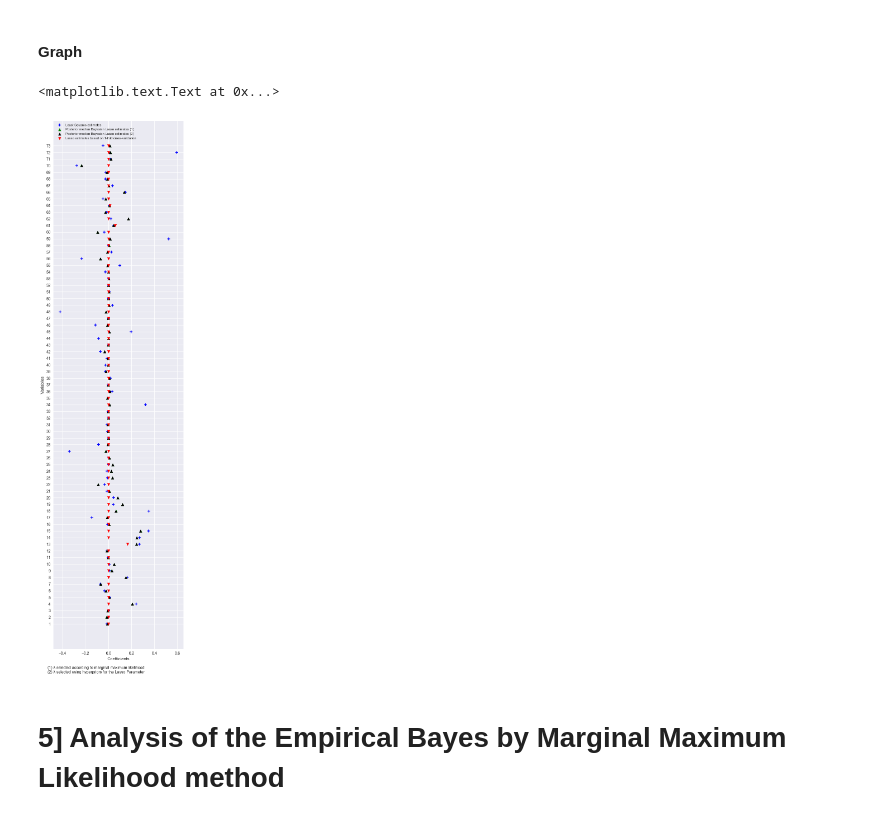
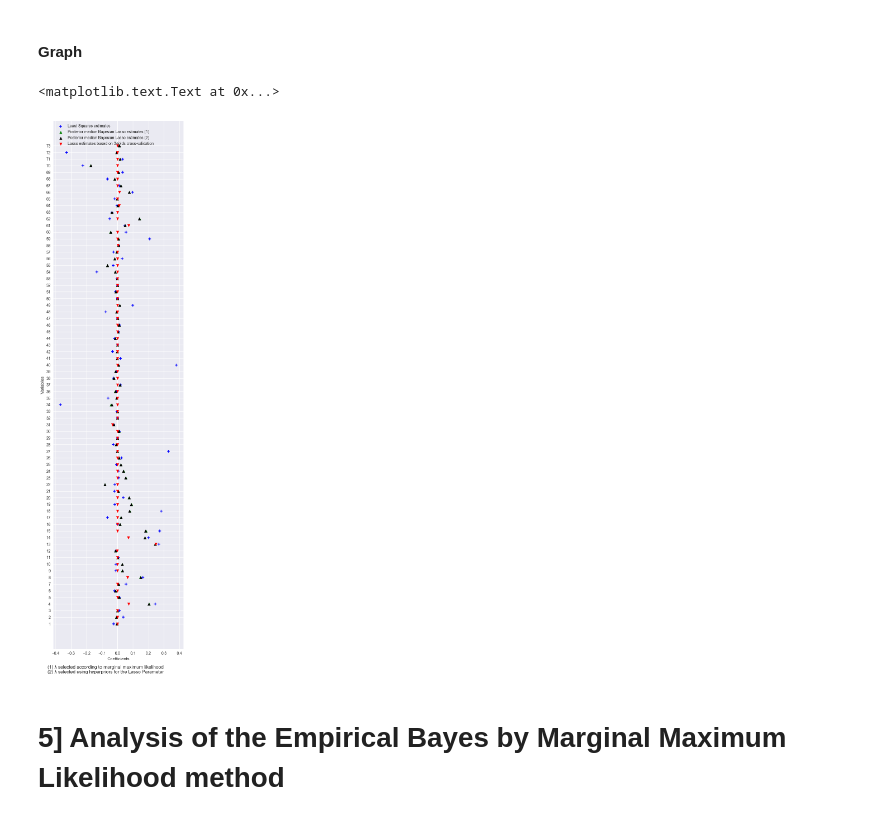
Before and after one commit to mathislinger/Bayesian_Lasso, a Jupyter notebook: code.ipynb, the cells around one changed output. Cells and saved outputs as stored; diff of their text form; code cells hidden in the pictures.

```diff
--- a/code.ipynb
+++ b/code.ipynb
@@ -274,3 +273,6 @@ Y_tilde = train.iloc[:,0].ravel()
+# %%
+X = np.load('predictors_large.npy')
+Y_tilde = np.load('target_large.npy')
 # %% [markdown]
 #### Empirical Bayes by Marginal Maximum Likelihood
 # %% [markdown]
@@ -294,3 +286,38 @@ A way to correct for the floating point errors is to add a tiny multiple of the
+# %%
+# Correct the Gibbs sampler by adding:
+        #min_eig = np.min(np.real(np.linalg.inv(A)))
+        #if min_eig < 0:
+        #    A -= 10*min_eig * np.eye(*A.shape)
+
+# Between:
+    #multi_norm_mean = np.linalg.inv(A).dot(X.transpose()).dot(Y_tilde)
+# and
+    #multi_norm_cov = sigma_sq[i] * np.linalg.inv(A)
+
+def Gibbs_sampler(n, lambda_):
+    # Initialization
+    beta = [np.random.uniform(size = X.shape[1])]
+    sigma_sq = [np.random.uniform()]
+    tau_sq = [np.random.uniform(size = X.shape[1])]
+    for i in range(n):
+        # Full conditional for beta
+        D_tau = np.diag(tau_sq[i])
+        A = X.transpose().dot(X) + np.linalg.inv(D_tau)
+        multi_norm_mean = np.linalg.inv(A).dot(X.transpose()).dot(Y_tilde)
+        min_eig = np.min(np.real(np.linalg.inv(A)))
+        if min_eig < 0:
+            A -= 10*min_eig * np.eye(*A.shape)
+        multi_norm_cov = sigma_sq[i] * np.linalg.inv(A)
+        beta.append(np.random.multivariate_normal(multi_norm_mean, multi_norm_cov))
+        # Full conditional for sigma_sq
+        shape = (X.shape[0]-1+X.shape[1])/2
+        scale = ((Y_tilde - X.dot(beta[i+1])).dot((Y_tilde - X.dot(beta[i+1]))) + beta[i+1].transpose().dot(np.linalg.inv(D_tau)).dot(beta[i+1]))/2
+        sigma_sq.append(sc.invgamma.rvs(a = shape, scale = scale))
+        # Full conditional for tau_1,...,tau_p
+        mean = np.sqrt(lambda_**2*sigma_sq[i+1]/beta[i+1]**2)
+        scale = np.repeat(lambda_**2, X.shape[1])
+        tau_sq.append(1/np.random.wald(mean, scale))
+    return tau_sq[int(n/2):]
 # %%
 from sklearn.linear_model import LinearRegression
 from sklearn.linear_model import LogisticRegression
@@ -382,7 +409,8 @@ array([ -9.35864845e-03,  -1.51093535e-02,  -2.93494197e-03,
 # %% [markdown]
 #### Compute Bayesian lasso coefficients with corresponding lambda_ (Hyperpriors for the Lasso Parameter)
 # %%
-bayesian_lasso_coef_hyp = np.median(Gibbs_sampler_lambda_bis(10000, 2.1, 0.03), axis=0)
+bayesian_lasso_coef_hyp = np.median(Gibbs_sampler_lambda_bis(10000, 1.0001, 0.00114), axis=0)
+# Before : 2.1, 0.03
 # %%
 bayesian_lasso_coef_hyp
 # %% [output]
@@ -432,31 +462,31 @@ my_range=range(1,len(df.index)+1)
 # %%
 %matplotlib inline
 import matplotlib.pyplot as plt
 
 
-df = pd.DataFrame({'variables':list(train.columns[1:]), 'Least Squares':least_squares_coef, 'Bayesian Lasso ml':bayesian_lasso_coef_ml,'Bayesian Lasso hyp':bayesian_lasso_coef_hyp , 'CV Lasso':lasso_cv_coef})
+df = pd.DataFrame({'variables':[i for i in range(X.shape[1])], 'Least Squares':least_squares_coef, 'Bayesian Lasso ml':bayesian_lasso_coef_ml,'Bayesian Lasso hyp':bayesian_lasso_coef_hyp , 'CV Lasso':lasso_cv_coef})
 df.variables = [i+1 for i in range(len(df))]
 my_range=range(1,len(df.index)+1)
 
 plt.figure(figsize=(6,25))
 # The vertical plot is made using the hline function
 # I load the seaborn library only to benefit the nice looking feature
 import seaborn as sns
 plt.scatter(df['Least Squares'], my_range, color='blue', alpha=1, label='Least Squares estimates', marker='+')
 plt.scatter(df['Bayesian Lasso ml'], my_range, color='green', alpha=1 , label='Posterior median Bayesian Lasso estimates (1)', marker='^')
 plt.scatter(df['Bayesian Lasso hyp'], my_range, color='black', alpha=1 , label='Posterior median Bayesian Lasso estimates (2)', marker='^')
-plt.scatter(df['CV Lasso'], my_range, color='red', alpha=1 , label='Lasso estimates based on 1-fold cross-validation', marker='v')
+plt.scatter(df['CV Lasso'], my_range, color='red', alpha=1 , label='Lasso estimates based on 3-folds cross-validation', marker='v')
 plt.legend(loc=2, fontsize='small')
 
 # Add title and axis names
 plt.yticks(my_range, df['variables'])
 plt.title("", loc='center')
 plt.xlabel('Coefficients')
 plt.ylabel('Variables')
 plt.figtext(0.09, 0.09, "(1) λ selected according to marginal maximum likelihood\n(2) λ selected using hyperpriors for the Lasso Parameter")
 # %% [output]
 <matplotlib.text.Text at 0x...>
-[figure, old version]
+[figure, new version]
 # %% [markdown]
 # 5] Analysis of the Empirical Bayes by Marginal Maximum Likelihood method
 # %% [markdown]
```
Also changed, not shown: parts of 29 cells of this notebook, 2 other files.
